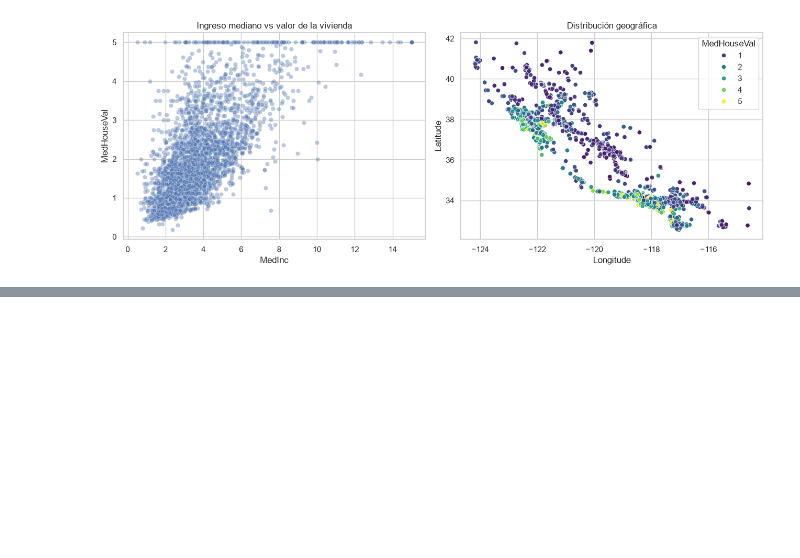
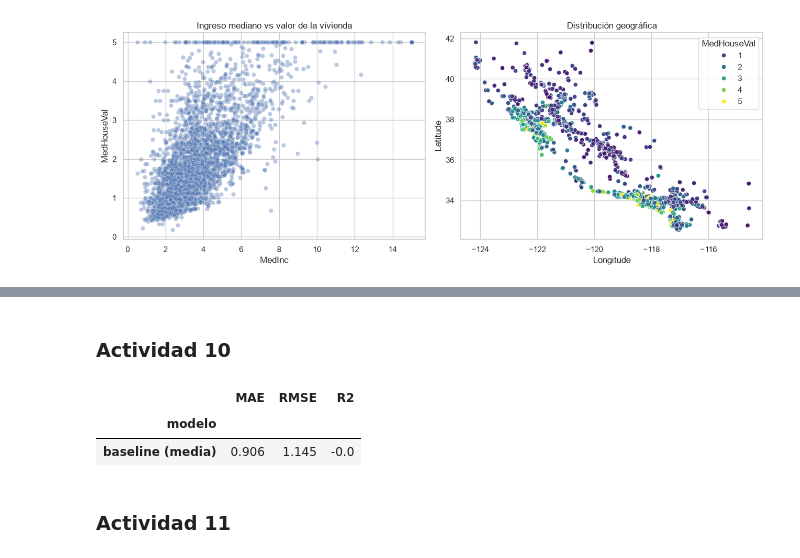
Before and after one commit to marcell-llerena/datascience-g8, a Jupyter notebook: notebooks/20260902_33_regresion_lineal.ipynb, the cells around one changed output, grey strips where cells are left out. Cells and saved outputs as stored; diff of their text form; code cells hidden in the pictures; blank space fills up the shorter version.

```diff
--- a/notebooks/20260902_33_regresion_lineal.ipynb
+++ b/notebooks/20260902_33_regresion_lineal.ipynb
@@ -164,0 +249,23 @@ plt.show()
+# %% [markdown]
+### Actividad 10
+# %%
+def get_metricas(nombre, model, X_test, y_test):
+    y_pred = model.predict(X_test)
+    return {
+        "modelo": nombre,
+        "MAE": mean_absolute_error(y_test, y_pred),
+        "RMSE": root_mean_squared_error(y_test, y_pred),
+        "R2": r2_score(y_test, y_pred)
+    }
+
+baseline = DummyRegressor(strategy="mean")
+baseline.fit(X_train, y_train)
+baseline_metrics = get_metricas("baseline (media)", baseline, X_test, y_test)
+
+pd.DataFrame([baseline_metrics]).set_index("modelo").round(3)
+# %% [output]
+|  | MAE | RMSE | R2 |
+| modelo |  |  |  |
+| baseline (media) | 0.906 | 1.145 | -0.0 |
+# %% [markdown]
+### Actividad 11
```
Also changed, not shown: parts of 6 cells of this notebook.
